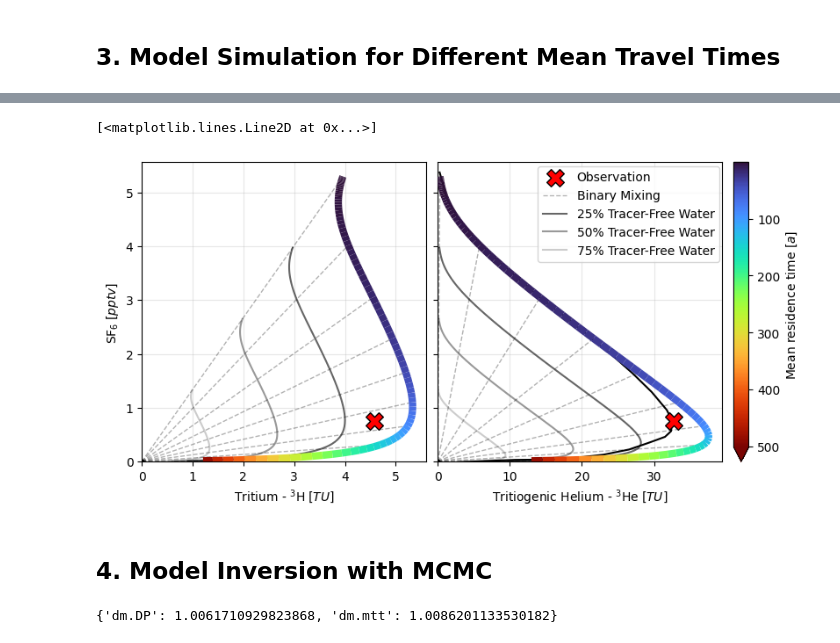
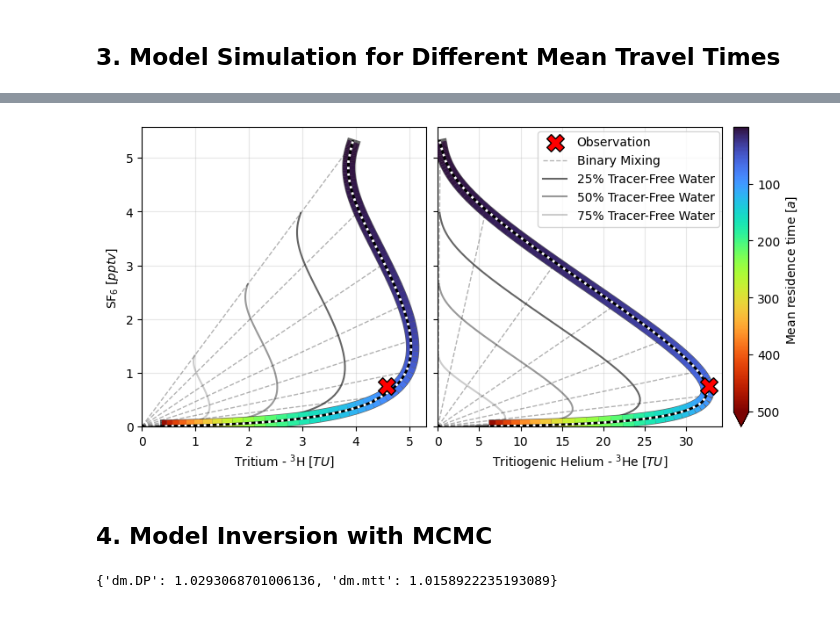
Before and after one commit to iGW-TU-Dresden/PyTracerLab, a Jupyter notebook: docs/examples/example_08.ipynb, the cells around one changed output, grey strips where cells are left out. Saved outputs shown, nothing was run; the diff lists cells and outputs as text; code cells hidden in the pictures.

```diff
--- a/docs/examples/example_08.ipynb
+++ b/docs/examples/example_08.ipynb
@@ -107,7 +108,7 @@ m = ism.Model(
     production=[False, True, False],
     steady_state_input=[3., 3., 0.], # this is the true value
     n_warmup_half_lives=10,
-    n_warmup_steps=100
+    n_warmup_steps=5000
 )
 
 # add a dispersion model unit
@@ -139,3 +140,7 @@ for i, mtt in enumerate(mtt_range):
     results[0, i, :] = sim[:, 0].flatten()
     results[1, i, :] = sim[:, 1].flatten()
     results[2, i, :] = sim[:, 2].flatten()
+# %%
+# load data simulated with TracerLPM
+benchmark_data = pd.read_csv("tracer_tracer_sim_TracerLPM.csv", index_col=0, sep=";", decimal=",", usecols=["Age", "3H", "3He(trit)", "SF6"])
+benchmark_data.head()
@@ -173,7 +186,7 @@ def add_mtt_colored_line_plot(
     ax.add_collection(lc)
 
     if outline:
-        ax.plot(x, y, c="k", lw=outline_lw, alpha=outline_alpha, zorder=9)
+        ax.plot(x[5:-1], y[5:-1], c="k", lw=outline_lw, alpha=outline_alpha, zorder=9)
 
     # observation
     ax.scatter(
@@ -182,7 +195,7 @@ def add_mtt_colored_line_plot(
         c="r",
         edgecolor="k",
         marker="X",
-        zorder=20,
+        zorder=20000,
         s=200,
         label="Observation",
     )
@@ -257,39 +270,58 @@ for i, ax in enumerate(axs):
         idx_select,
         tracer1_col=tracer1_cols[i],
         tracer2_col=tracer2_cols[i],
-        outline=False,
-        line_lw=6.
+        outline=True,
+        outline_lw=11.,
+        line_lw=10.
     )
+
+    # plot benchmark data
+    ax.plot(
+        benchmark_data.iloc[:, tracer1_cols[i]],
+        benchmark_data.iloc[:, tracer2_cols[i]],
+        c="k",
+        zorder=1000,
+        ls="-",
+        lw=2.
+    )
+    ax.plot(
+        benchmark_data.iloc[:, tracer1_cols[i]],
+        benchmark_data.iloc[:, tracer2_cols[i]],
+        c="w",
+        zorder=1000,
+        ls=":",
+        lw=2.
+    )
+
     lc.set_norm(norm)  # enforce shared normalization
     mappables.append(lc)
     ax.set_xlim(0.)
     ax.set_ylim(0.)
 
 # shared colorbar (use any of the LineCollections as the mappable)
 cbar = fig.colorbar(
     mappables[0],
     ax=axs,
     label=r"Mean residence time $ [a] $",
     fraction=0.035,
     pad=0.02,
     extend="max"
 )
 cbar.ax.invert_yaxis()
 
 # legend: usually best to show it only once to avoid clutter
 handles, labels = axs[0].get_legend_handles_labels()
 fig.legend(handles, labels, loc=(.62, .7), ncol=1, frameon=True)
 
 axs[0].set_xlabel(r"Tritium - $ ^3\mathrm{H} \; [TU] $")
 axs[0].set_ylabel(r"$ \mathrm{SF}_6 \; [pptv] $")
 axs[0].grid(True, alpha=0.3)
 axs[1].set_xlabel(r"Tritiogenic Helium - $ ^3\mathrm{He} \; [TU] $")
 axs[1].grid(True, alpha=0.3)
 
-# plt.savefig("tracer_tracer_plots_benchmark.png", dpi=600)
+plt.savefig("tracer_tracer_plots_benchmark.png", dpi=600)
 # %% [output]
-[<matplotlib.lines.Line2D at 0x...>]
-[figure, old version]
+[figure, new version]
 # %% [markdown]
 ## 4. Model Inversion with MCMC
 # %%
@@ -298,8 +330,8 @@ axs[1].grid(True, alpha=0.3)
 solver = ism.Solver(m)
 # run MCMC
 res = solver.dream_sample(
-    n_samples=5000, # effective samples after burn-in and thinning
-    burn_in=5000,
+    n_samples=2000, # effective samples after burn-in and thinning
+    burn_in=2000,
     thin=1,
     sigma=[1., 1., 0.5],
     random_state=42,
@@ -309,7 +341,7 @@ res = solver.dream_sample(
 )
 print(res["gelman_rubin"])
 # %% [output]
-{'dm.DP': 1.0061710929823868, 'dm.mtt': 1.0086201133530182}
+{'dm.DP': 1.0293068701006136, 'dm.mtt': 1.0158922235193089}
 # %%
 res["posterior_map"]
 # %% [output]
```
Also changed, not shown: parts of 6 cells of this notebook, 8 other files.
